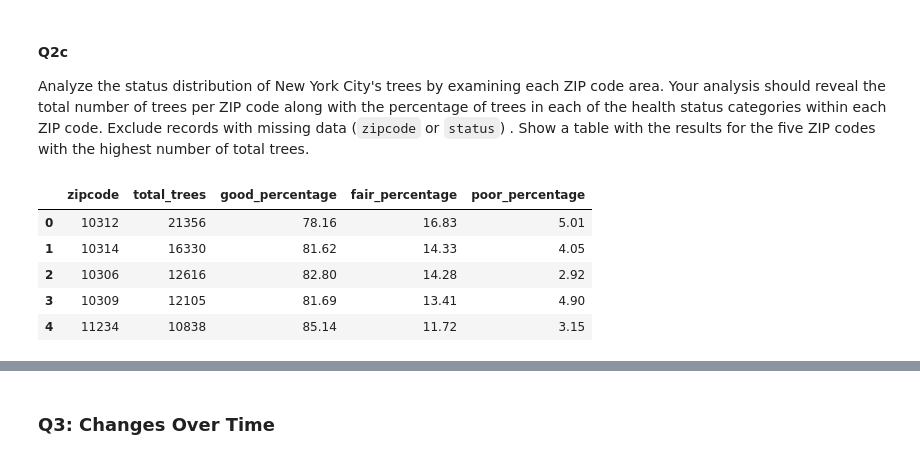
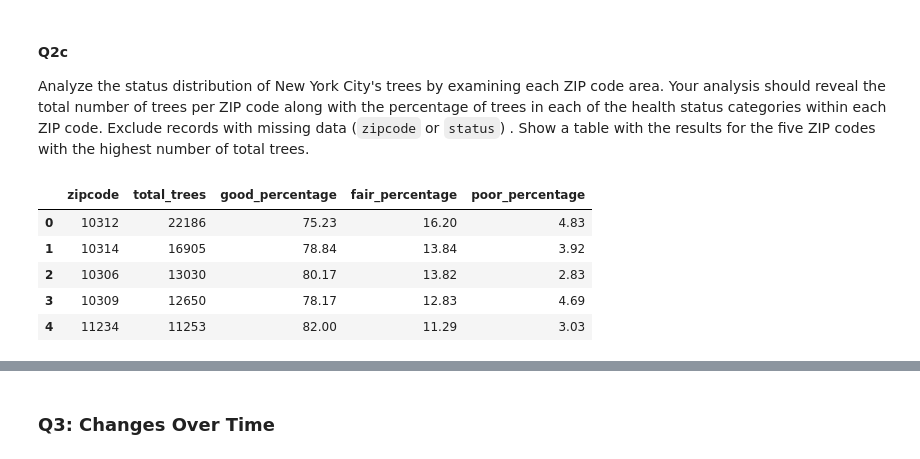
Before and after one commit to NathanP23/Big-Data-Mining-52002, a Jupyter notebook: MidTerm/MidTerm_52002_2024_25.ipynb, the cells around one changed output, grey strips where cells are left out. Saved outputs shown, nothing was run; the diff lists cells and outputs as text; code cells hidden in the pictures.

```diff
--- a/MidTerm/MidTerm_52002_2024_25.ipynb
+++ b/MidTerm/MidTerm_52002_2024_25.ipynb
@@ -307,29 +415,29 @@ Analyze the status distribution of New York City's trees by examining each ZIP c
 # %%
 # 2c)
 query2c = """
 SELECT
   zipcode,
   COUNT(*) AS total_trees,
   ROUND(COUNTIF(health = 'Good') / COUNT(*) * 100, 2) AS good_percentage,
   ROUND(COUNTIF(health = 'Fair') / COUNT(*) * 100, 2) AS fair_percentage,
   ROUND(COUNTIF(health = 'Poor') / COUNT(*) * 100, 2) AS poor_percentage
 FROM `bigquery-public-data.new_york_trees.tree_census_2015`
-WHERE zipcode IS NOT NULL AND health IS NOT NULL
+WHERE zipcode IS NOT NULL AND status IS NOT NULL
 GROUP BY zipcode
 ORDER BY total_trees DESC
 LIMIT 5
 """
-
+############## WHERE zipcode IS NOT NULL AND status IS NOT NULL
 # Execute the query
 query_job2c = client.query(query2c)
 df2c = query_job2c.result().to_dataframe()
 
 # Display the results
 df2c.head()
 # %% [output]
 |  | zipcode | total_trees | good_percentage | fair_percentage | poor_percentage |
-| 0 | 10312 | 21356 | 78.16 | 16.83 | 5.01 |
-| 1 | 10314 | 16330 | 81.62 | 14.33 | 4.05 |
-| 2 | 10306 | 12616 | 82.80 | 14.28 | 2.92 |
-| 3 | 10309 | 12105 | 81.69 | 13.41 | 4.90 |
-| 4 | 11234 | 10838 | 85.14 | 11.72 | 3.15 |
+| 0 | 10312 | 22186 | 75.23 | 16.20 | 4.83 |
+| 1 | 10314 | 16905 | 78.84 | 13.84 | 3.92 |
+| 2 | 10306 | 13030 | 80.17 | 13.82 | 2.83 |
+| 3 | 10309 | 12650 | 78.17 | 12.83 | 4.69 |
+| 4 | 11234 | 11253 | 82.00 | 11.29 | 3.03 |
```
Also changed, not shown: parts of 34 cells of this notebook.
